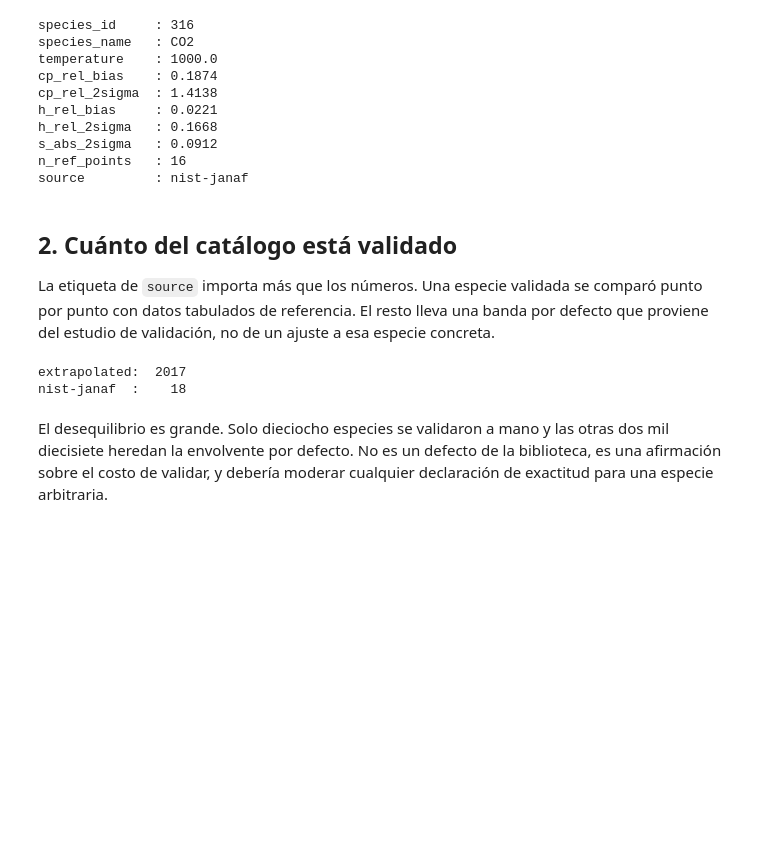
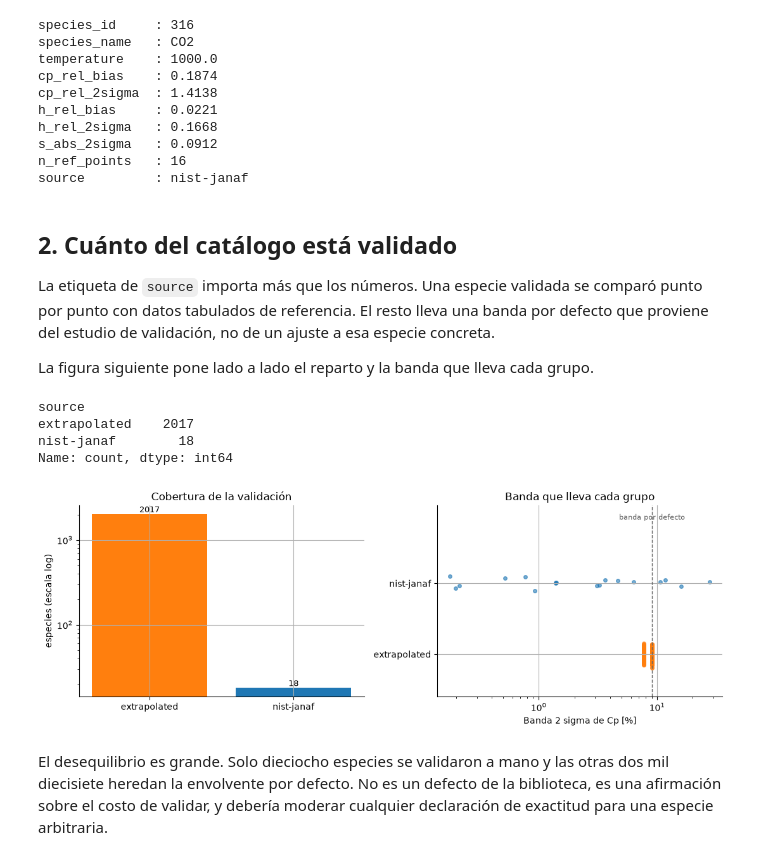
Before and after one commit to ProfLeao/pyglenn-notebooks, a Jupyter notebook: docs/source/es/13_presupuesto_incertidumbre.ipynb, the cells around one changed output. Saved outputs shown, nothing was run; the diff lists cells and outputs as text; code cells hidden in the pictures; blank space fills up the shorter version.

```diff
--- a/docs/source/es/13_presupuesto_incertidumbre.ipynb
+++ b/docs/source/es/13_presupuesto_incertidumbre.ipynb
@@ -60,21 +70,60 @@ La etiqueta de `source` importa más que los números. Una especie validada se
 comparó punto por punto con datos tabulados de referencia. El resto lleva una
 banda por defecto que proviene del estudio de validación, no de un ajuste a esa
 especie concreta.
+
+La figura siguiente pone lado a lado el reparto y la banda que lleva cada grupo.
 # %%
 with ThermochemicalCalculator() as calc:
     catalogue = calc.get_available_species("")
-    sources = {}
+    rows = []
     for s in catalogue:
         low, high = calc.db.get_temperature_bounds(s.id)
         env = calc.uncertainty(s.id, 0.5 * (low + high))
-        label = "missing" if env is None else env["source"]
-        sources[label] = sources.get(label, 0) + 1
+        rows.append({
+            "species": s.name,
+            "source": "missing" if env is None else env["source"],
+            "cp_bias": None if env is None else env["cp_rel_bias"],
+            "cp_2sigma": None if env is None else env["cp_rel_2sigma"],
+        })
 
-for label, count in sources.items():
-    print(f"{label:12s}: {count:5d}")
+bands = pd.DataFrame(rows)
+bands["source"].value_counts()
 # %% [output]
-extrapolated:  2017
-nist-janaf  :    18
+source
+extrapolated    2017
+nist-janaf        18
+Name: count, dtype: int64
+# %%
+fig, (ax1, ax2) = plt.subplots(1, 2, figsize=(11, 4))
+
+counts = bands["source"].value_counts()
+tint = {"nist-janaf": "tab:blue", "extrapolated": "tab:orange", "missing": "0.6"}
+ax1.bar(counts.index, counts.values, color=[tint[k] for k in counts.index])
+ax1.set_yscale("log")
+ax1.set_ylabel("especies (escala log)")
+ax1.set_title("Cobertura de la validación")
+for i, v in enumerate(counts.values):
+    ax1.annotate(f"{v}", (i, v), ha="center", va="bottom", fontsize=9)
+
+rng = np.random.default_rng(0)
+groups = ["extrapolated", "nist-janaf"]
+for row, label in enumerate(groups):
+    band = bands.loc[bands["source"] == label, "cp_2sigma"].dropna()
+    jitter = rng.normal(0.0, 0.05, len(band))
+    ax2.scatter(band, row + jitter, s=16, alpha=0.6, color=tint[label])
+default_band = bands.loc[bands["source"] == "extrapolated", "cp_2sigma"].median()
+ax2.axvline(default_band, color="0.4", ls="--", lw=1)
+ax2.annotate("banda por defecto", (default_band, 1.9), ha="center", fontsize=8, color="0.35")
+ax2.set_xscale("log")
+ax2.set_yticks(range(len(groups)))
+ax2.set_yticklabels(groups)
+ax2.set_ylim(-0.6, 2.1)
+ax2.set_xlabel("Banda 2 sigma de Cp [%]")
+ax2.set_title("Banda que lleva cada grupo")
+plt.tight_layout()
+plt.show()
+# %% [output]
+[figure, added]
 # %% [markdown]
 El desequilibrio es grande. Solo dieciocho especies se validaron a mano y las otras
 dos mil diecisiete heredan la envolvente por defecto. No es un defecto de la
```
Also changed, not shown: parts of 6 cells of this notebook, 6 other files.
